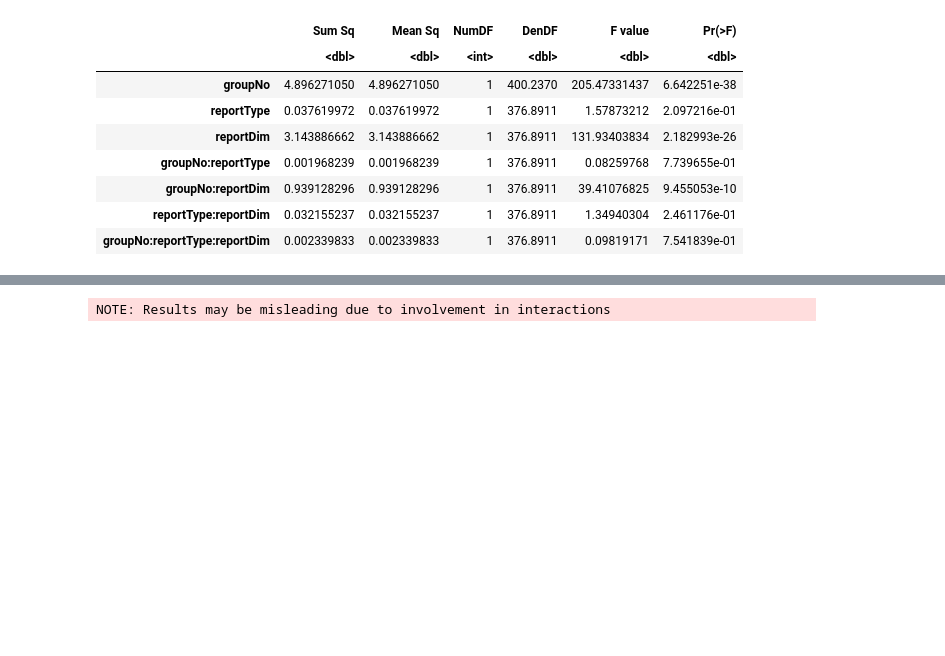
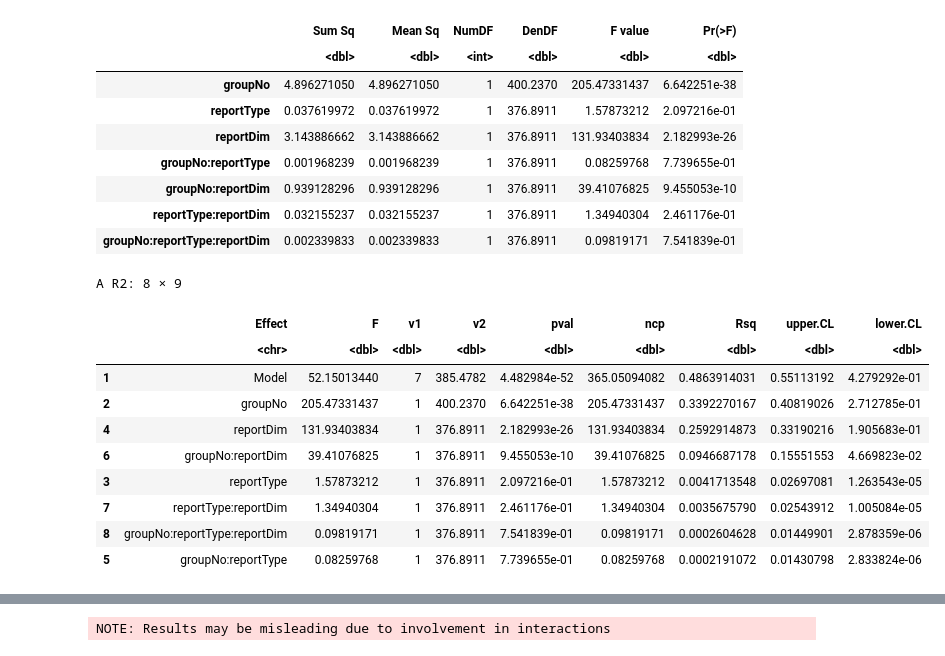
Before and after one commit to xiangjuan-ren1828/FlexibleBindingAnal, a Jupyter notebook: Statistics/seqMem_BehvPaper1_LMM.ipynb, the cells around one changed output, grey strips where cells are left out. Drawn from its saved outputs; the diff is of its cells as text; code cells hidden in the pictures; blank space fills up the shorter version.

```diff
--- a/Statistics/seqMem_BehvPaper1_LMM.ipynb
+++ b/Statistics/seqMem_BehvPaper1_LMM.ipynb
@@ -51,7 +64,7 @@ expDir         = '/Users/ren/Projects-NeuroCode/MyExperiment/Aging-SeqMemTask/Ag
 expDir_inHouse = '/Users/ren/Projects-NeuroCode/MyExperiment/Aging-SeqMemTask/AgingReplay-InHouseData/'
 statSaveDir    = '/Users/ren/Projects-NeuroCode/MyExperiment/Aging-SeqMemTask/AgingReplay-StatAnal/'
 modelSaveDir   = '/Users/ren/Projects-NeuroCode/MyExperiment/Aging-SeqMemTask/ModelFitting_Results/'
-FBdata_folder  = '/Users/ren/Projects-NeuroCode/MyExperiment/Aging-SeqMemTask/AgingReplay-OnlineData/AgingStudy-FlexibleBinding/SummaryData'
+FBdata_folder  = '/Users/ren/Projects-NeuroCode/MyExperiment/Aging-SeqMemTask/AgingReplay-OnlineData/AgingStudy-FlexibleBinding/SummaryData/'
 # %% [markdown]
 # Experiment 1: memory gradation across content, position and reconstruction report in both younger (18-30 ys) and older (>75 ys) adults
 # %% [markdown]
@@ -1026,3 +1337,18 @@ A anova: 7 × 6
 | groupNo:reportDim | 0.939128296 | 0.939128296 | 1 | 376.8911 | 39.41076825 | 9.455053e-10 |
 | reportType:reportDim | 0.032155237 | 0.032155237 | 1 | 376.8911 | 1.34940304 | 2.461176e-01 |
 | groupNo:reportType:reportDim | 0.002339833 | 0.002339833 | 1 | 376.8911 | 0.09819171 | 7.541839e-01 |
+# %%
+# Effect size: partial R²β per fixed effect (Jaeger et al., 2017)
+r2beta(FA_model, method = 'kr', partial = TRUE)
+# %% [output]
+A R2: 8 × 9
+|  | Effect | F | v1 | v2 | pval | ncp | Rsq | upper.CL | lower.CL |
+|  | <chr> | <dbl> | <dbl> | <dbl> | <dbl> | <dbl> | <dbl> | <dbl> | <dbl> |
+| 1 | Model | 52.15013440 | 7 | 385.4782 | 4.482984e-52 | 365.05094082 | 0.4863914031 | 0.55113192 | 4.279292e-01 |
+| 2 | groupNo | 205.47331437 | 1 | 400.2370 | 6.642251e-38 | 205.47331437 | 0.3392270167 | 0.40819026 | 2.712785e-01 |
+| 4 | reportDim | 131.93403834 | 1 | 376.8911 | 2.182993e-26 | 131.93403834 | 0.2592914873 | 0.33190216 | 1.905683e-01 |
+| 6 | groupNo:reportDim | 39.41076825 | 1 | 376.8911 | 9.455053e-10 | 39.41076825 | 0.0946687178 | 0.15551553 | 4.669823e-02 |
+| 3 | reportType | 1.57873212 | 1 | 376.8911 | 2.097216e-01 | 1.57873212 | 0.0041713548 | 0.02697081 | 1.263543e-05 |
+| 7 | reportType:reportDim | 1.34940304 | 1 | 376.8911 | 2.461176e-01 | 1.34940304 | 0.0035675790 | 0.02543912 | 1.005084e-05 |
+| 8 | groupNo:reportType:reportDim | 0.09819171 | 1 | 376.8911 | 7.541839e-01 | 0.09819171 | 0.0002604628 | 0.01449901 | 2.878359e-06 |
+| 5 | groupNo:reportType | 0.08259768 | 1 | 376.8911 | 7.739655e-01 | 0.08259768 | 0.0002191072 | 0.01430798 | 2.833824e-06 |
```
Also changed, not shown: parts of 63 cells of this notebook, 1 other file.
